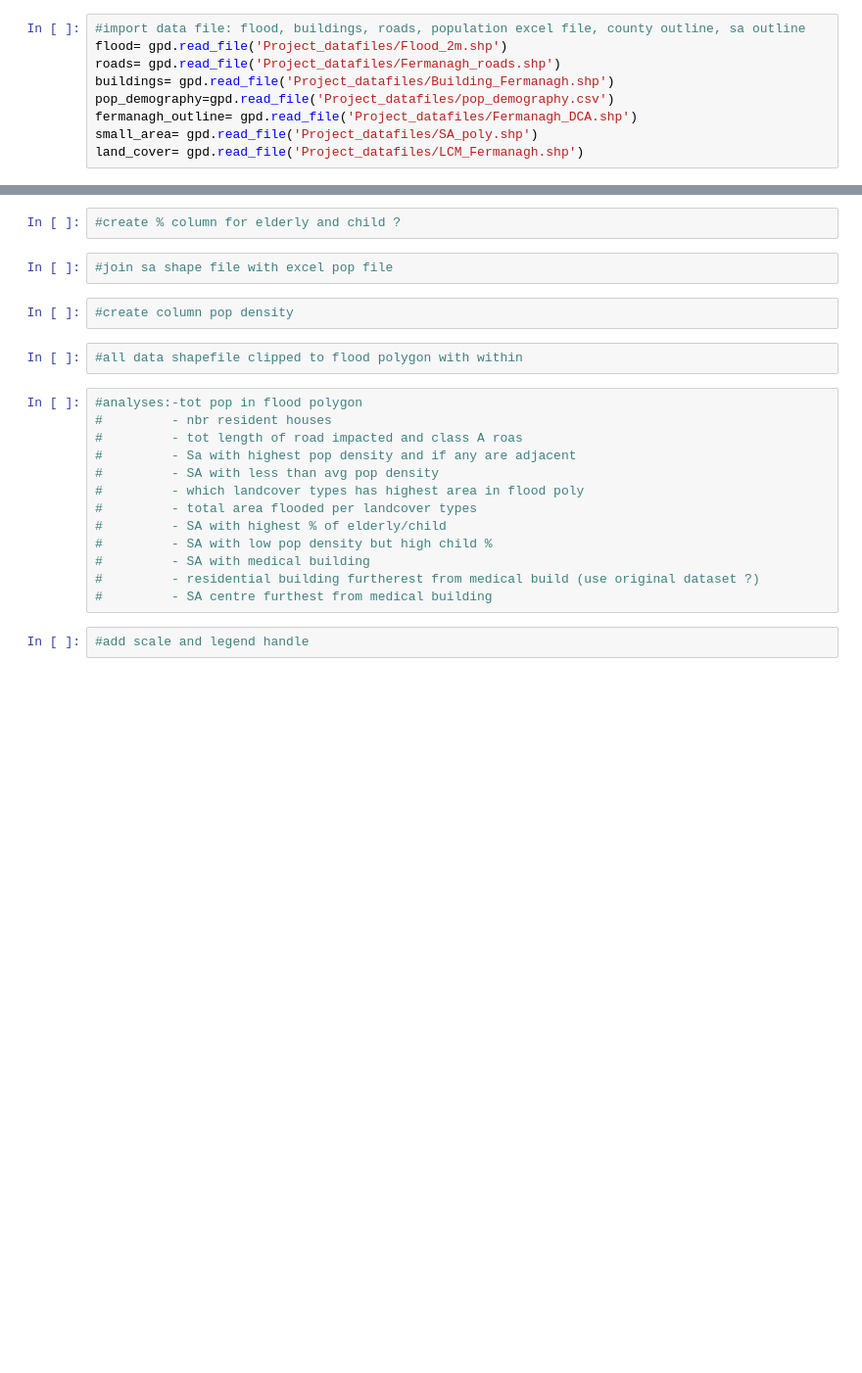
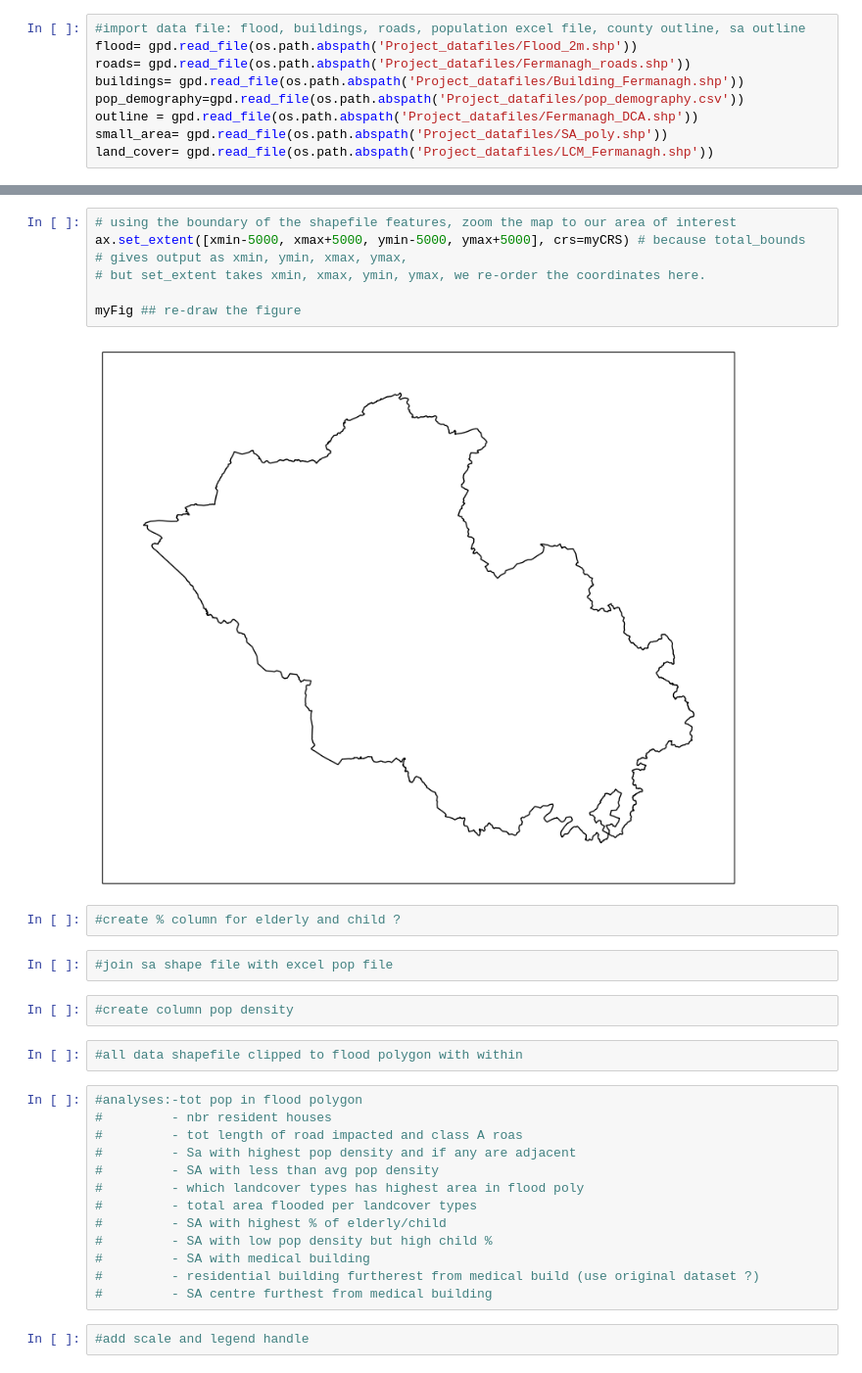
Before and after one commit to fd1807/EGM722_Project, a Jupyter notebook: Project_EGM722.ipynb, the cells around one changed output, grey strips where cells are left out. Shown at 98% size. Saved outputs shown, nothing was run; the diff lists cells and outputs as text; blank space fills up the shorter version.

```diff
--- a/Project_EGM722.ipynb
+++ b/Project_EGM722.ipynb
@@ -37,9 +37,9 @@ def scale_bar(ax, location=(0.92, 0.95)):
 # %%
 #import data file: flood, buildings, roads, population excel file, county outline, sa outline
-flood= gpd.read_file('Project_datafiles/Flood_2m.shp')
-roads= gpd.read_file('Project_datafiles/Fermanagh_roads.shp')
-buildings= gpd.read_file('Project_datafiles/Building_Fermanagh.shp')
-pop_demography=gpd.read_file('Project_datafiles/pop_demography.csv')
-fermanagh_outline= gpd.read_file('Project_datafiles/Fermanagh_DCA.shp')
-small_area= gpd.read_file('Project_datafiles/SA_poly.shp')
-land_cover= gpd.read_file('Project_datafiles/LCM_Fermanagh.shp')
+flood= gpd.read_file(os.path.abspath('Project_datafiles/Flood_2m.shp'))
+roads= gpd.read_file(os.path.abspath('Project_datafiles/Fermanagh_roads.shp'))
+buildings= gpd.read_file(os.path.abspath('Project_datafiles/Building_Fermanagh.shp'))
+pop_demography=gpd.read_file(os.path.abspath('Project_datafiles/pop_demography.csv'))
+outline = gpd.read_file(os.path.abspath('Project_datafiles/Fermanagh_DCA.shp'))
+small_area= gpd.read_file(os.path.abspath('Project_datafiles/SA_poly.shp'))
+land_cover= gpd.read_file(os.path.abspath('Project_datafiles/LCM_Fermanagh.shp'))
@@ -57,3 +68,12 @@ NameError: name 'XX' is not defined
+# %%
+# using the boundary of the shapefile features, zoom the map to our area of interest
+ax.set_extent([xmin-5000, xmax+5000, ymin-5000, ymax+5000], crs=myCRS) # because total_bounds
+# gives output as xmin, ymin, xmax, ymax,
+# but set_extent takes xmin, xmax, ymin, ymax, we re-order the coordinates here.
+
+myFig ## re-draw the figure
+# %% [output]
+[figure, added]
 # %%
 #create % column for elderly and child ?
 # %%
```
Also changed, not shown: parts of 8 cells of this notebook.
